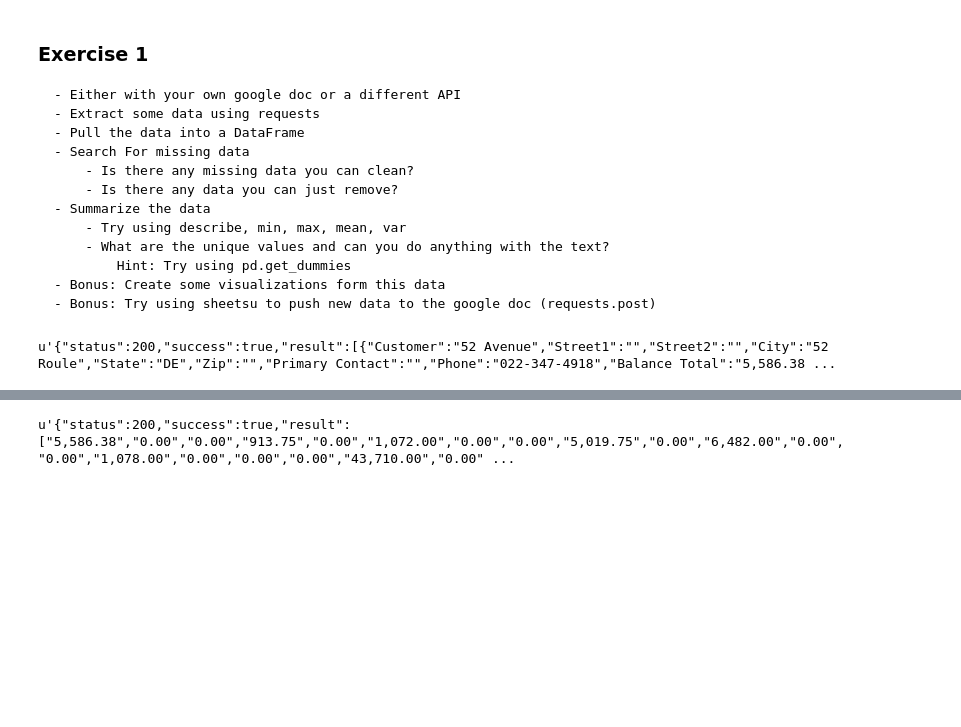
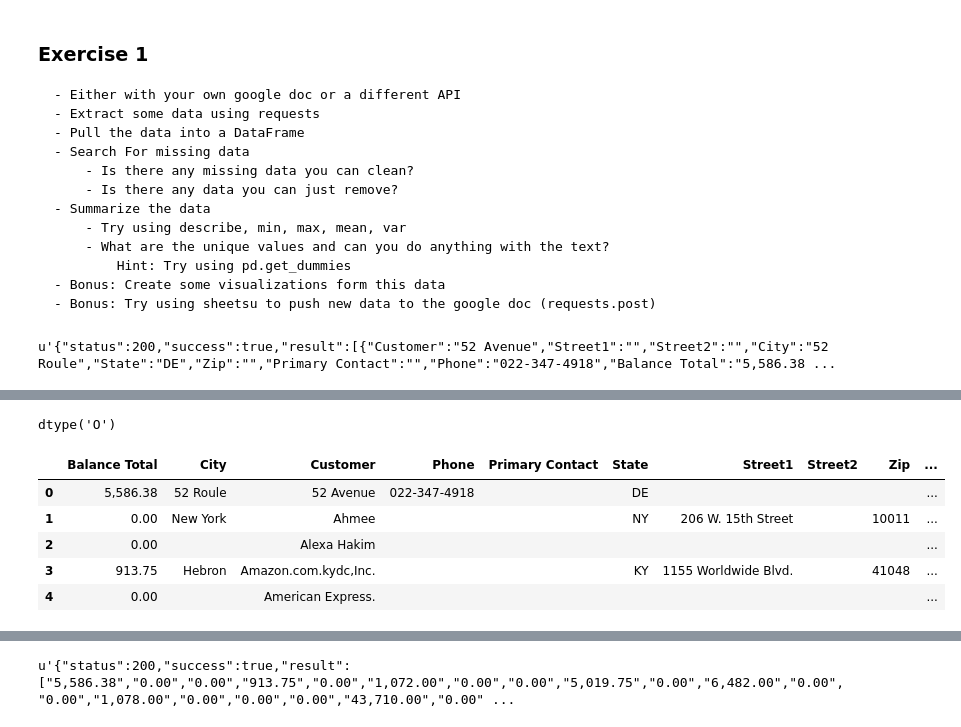
Before and after one commit to mwnachman/DAT_SF_18, a Jupyter notebook: labs/lab_04/lab_04_Meredith.ipynb, the cells around one changed output, grey strips where cells are left out. Cells and saved outputs as stored; diff of their text form; code cells hidden in the pictures; blank space fills up the shorter version.

```diff
--- a/labs/lab_04/lab_04_Meredith.ipynb
+++ b/labs/lab_04/lab_04_Meredith.ipynb
@@ -147,6 +147,6 @@ requests.post(api_base_url, data=post_data)
 # %%
 import numpy as np
 # %%
-api_base_url_plomo = 'https://sheetsu.com/apis/36945b1c'
-api_column_plomo = '/column/Customer'
+api_base_url_plomo = 'https://sheetsu.com/apis/712ab07d'
+api_column_customer = '/column/Customer'
 api_column_balance = '/column/Balance Total'
@@ -161,3 +161,5 @@ api_plomo = requests.get(api_base_url_plomo)
 api_plomo.text
 # %% [output]
 u'{"status":200,"success":true,"result":[{"Customer":"52 Avenue","Street1":"","Street2":"","City":"52 Roule","State":"DE","Zip":"","Primary Contact":"","Phone":"022-347-4918","Balance Total":"5,586.38 ...
+# %%
+response_dict_plomo = json.loads(api_plomo.text)
@@ -163,0 +178,2 @@ u'{"status":200,"success":true,"result":[{"Customer":"52 Avenue","Street1":"","S
+# %%
+df_plomo = pd.DataFrame(response_dict_plomo['result'])
@@ -163,0 +221,16 @@ u'{"status":200,"success":true,"result":[{"Customer":"52 Avenue","Street1":"","S
+# %%
+df_plomo['BalanceTotal'] = df_plomo['Balance Total']
+# %%
+df_plomo['BalanceTotal'].dtype
+# %% [output]
+dtype('O')
+# %%
+df_plomo.BalanceTotal = df_plomo.BalanceTotal.str.replace(",","")
+df_plomo.head()
+# %% [output]
+|  | Balance Total | City | Customer | Phone | Primary Contact | State | Street1 | Street2 | Zip | ... |
+| 0 | 5,586.38 | 52 Roule | 52 Avenue | 022-347-4918 |  | DE |  |  |  | ... |
+| 1 | 0.00 | New York | Ahmee |  |  | NY | 206 W. 15th Street |  | 10011 | ... |
+| 2 | 0.00 |  | Alexa Hakim |  |  |  |  |  |  | ... |
+| 3 | 913.75 | Hebron | Amazon.com.kydc,Inc. |  |  | KY | 1155 Worldwide Blvd. |  | 41048 | ... |
+| 4 | 0.00 |  | American Express. |  |  |  |  |  |  | ... |
```
Also changed, not shown: parts of 23 cells of this notebook, 1 other file.
